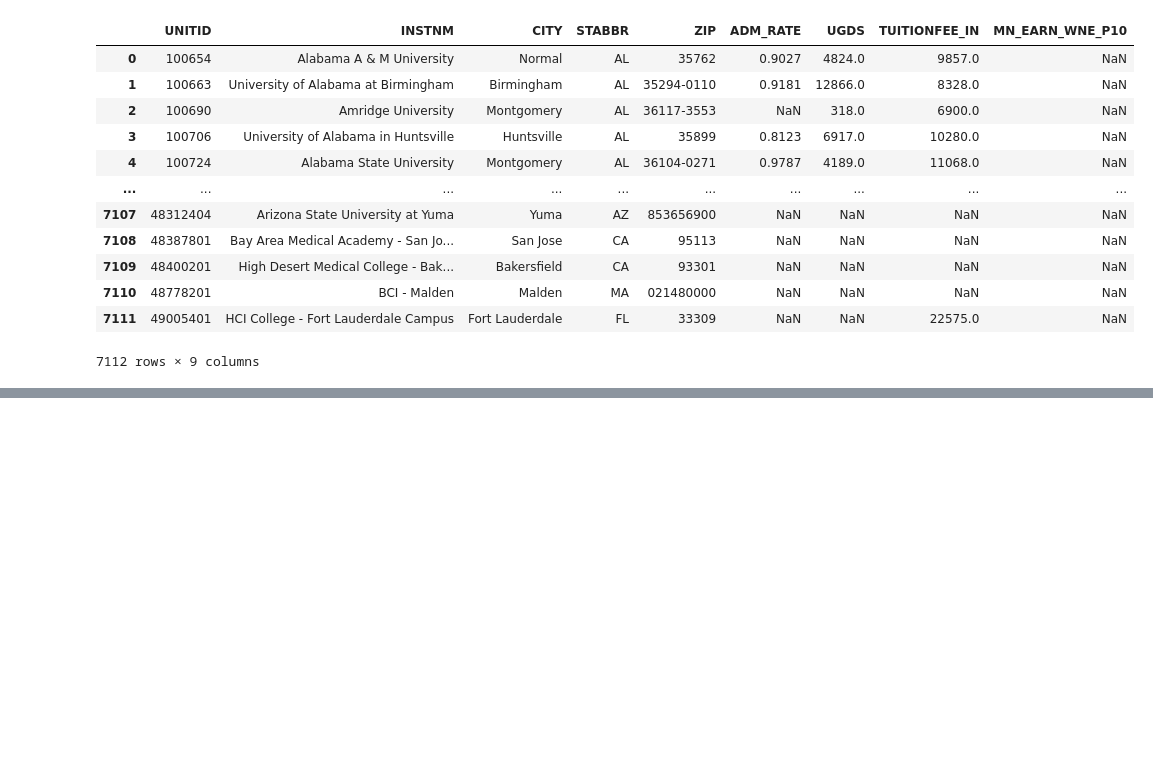
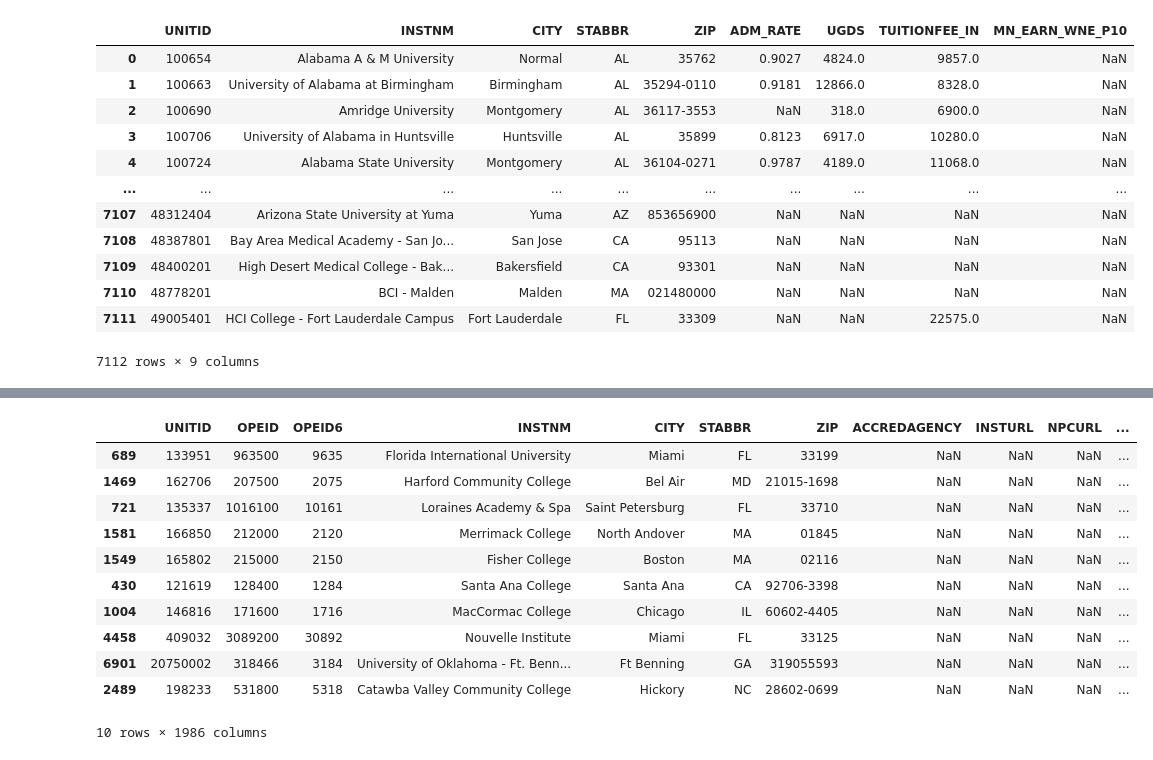
Before and after one commit to Tchuissi/DATA-690-WANG, a Jupyter notebook: Assignment_5_.ipynb, the cells around one changed output, grey strips where cells are left out. Cells and saved outputs as stored; diff of their text form; code cells hidden in the pictures; blank space fills up the shorter version.

```diff
--- a/Assignment_5_.ipynb
+++ b/Assignment_5_.ipynb
@@ -134,0 +170,17 @@ data_9
+# %%
+#Look at a random sample of 10 colleges
+
+data.sample(10)
+# %% [output]
+|  | UNITID | OPEID | OPEID6 | INSTNM | CITY | STABBR | ZIP | ACCREDAGENCY | INSTURL | NPCURL | ... |
+| 689 | 133951 | 963500 | 9635 | Florida International University | Miami | FL | 33199 | NaN | NaN | NaN | ... |
+| 1469 | 162706 | 207500 | 2075 | Harford Community College | Bel Air | MD | 21015-1698 | NaN | NaN | NaN | ... |
+| 721 | 135337 | 1016100 | 10161 | Loraines Academy & Spa | Saint Petersburg | FL | 33710 | NaN | NaN | NaN | ... |
+| 1581 | 166850 | 212000 | 2120 | Merrimack College | North Andover | MA | 01845 | NaN | NaN | NaN | ... |
+| 1549 | 165802 | 215000 | 2150 | Fisher College | Boston | MA | 02116 | NaN | NaN | NaN | ... |
+| 430 | 121619 | 128400 | 1284 | Santa Ana College | Santa Ana | CA | 92706-3398 | NaN | NaN | NaN | ... |
+| 1004 | 146816 | 171600 | 1716 | MacCormac College | Chicago | IL | 60602-4405 | NaN | NaN | NaN | ... |
+| 4458 | 409032 | 3089200 | 30892 | Nouvelle Institute | Miami | FL | 33125 | NaN | NaN | NaN | ... |
+| 6901 | 20750002 | 318466 | 3184 | University of Oklahoma - Ft. Benn... | Ft Benning | GA | 319055593 | NaN | NaN | NaN | ... |
+| 2489 | 198233 | 531800 | 5318 | Catawba Valley Community College | Hickory | NC | 28602-0699 | NaN | NaN | NaN | ... |
+10 rows × 1986 columns
```
Also changed, not shown: parts of 8 cells of this notebook.
